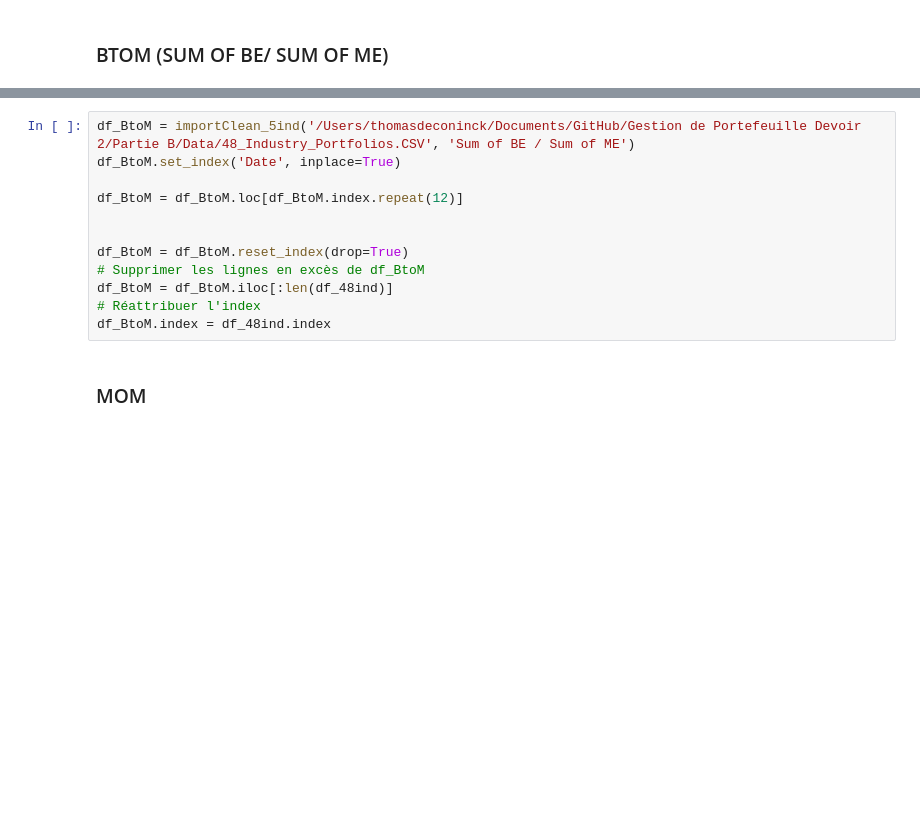
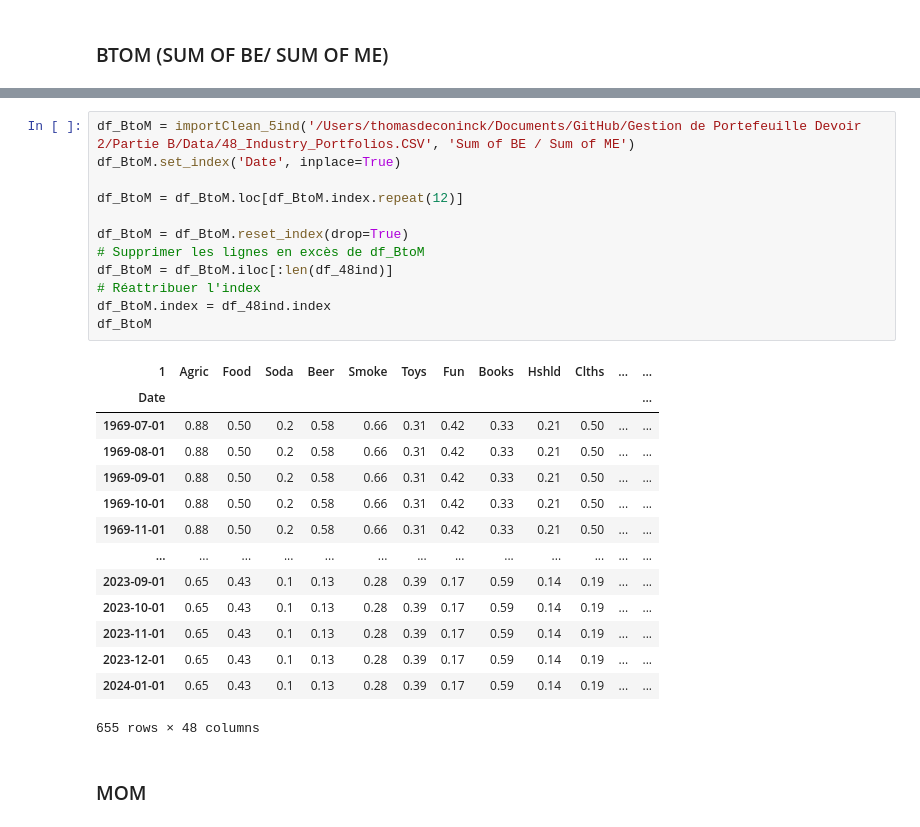
Before and after one commit to ThomasDeConinck/Gestion-de-Portefeuille-Devoir-2, a Jupyter notebook: Partie B/Partie B TP2.ipynb, the cells around one changed output, grey strips where cells are left out. Drawn from its saved outputs; the diff is of its cells as text; blank space fills up the shorter version.

```diff
--- a/Partie B/Partie B TP2.ipynb
+++ b/Partie B/Partie B TP2.ipynb
@@ -89,15 +150,30 @@ market_caps.dropna(inplace=True)
 # %%
 df_BtoM = importClean_5ind('/Users/thomasdeconinck/Documents/GitHub/Gestion de Portefeuille Devoir 2/Partie B/Data/48_Industry_Portfolios.CSV', 'Sum of BE / Sum of ME')
 df_BtoM.set_index('Date', inplace=True)
 
 df_BtoM = df_BtoM.loc[df_BtoM.index.repeat(12)]
 
-
 df_BtoM = df_BtoM.reset_index(drop=True)
 # Supprimer les lignes en excès de df_BtoM
 df_BtoM = df_BtoM.iloc[:len(df_48ind)]
 # Réattribuer l'index
 df_BtoM.index = df_48ind.index
+df_BtoM
+# %% [output]
+| 1 | Agric | Food | Soda | Beer | Smoke | Toys | Fun | Books | Hshld | Clths | ... | ... |
+| Date |  |  |  |  |  |  |  |  |  |  |  | ... |
+| 1969-07-01 | 0.88 | 0.50 | 0.2 | 0.58 | 0.66 | 0.31 | 0.42 | 0.33 | 0.21 | 0.50 | ... | ... |
+| 1969-08-01 | 0.88 | 0.50 | 0.2 | 0.58 | 0.66 | 0.31 | 0.42 | 0.33 | 0.21 | 0.50 | ... | ... |
+| 1969-09-01 | 0.88 | 0.50 | 0.2 | 0.58 | 0.66 | 0.31 | 0.42 | 0.33 | 0.21 | 0.50 | ... | ... |
+| 1969-10-01 | 0.88 | 0.50 | 0.2 | 0.58 | 0.66 | 0.31 | 0.42 | 0.33 | 0.21 | 0.50 | ... | ... |
+| 1969-11-01 | 0.88 | 0.50 | 0.2 | 0.58 | 0.66 | 0.31 | 0.42 | 0.33 | 0.21 | 0.50 | ... | ... |
+| ... | ... | ... | ... | ... | ... | ... | ... | ... | ... | ... | ... | ... |
+| 2023-09-01 | 0.65 | 0.43 | 0.1 | 0.13 | 0.28 | 0.39 | 0.17 | 0.59 | 0.14 | 0.19 | ... | ... |
+| 2023-10-01 | 0.65 | 0.43 | 0.1 | 0.13 | 0.28 | 0.39 | 0.17 | 0.59 | 0.14 | 0.19 | ... | ... |
+| 2023-11-01 | 0.65 | 0.43 | 0.1 | 0.13 | 0.28 | 0.39 | 0.17 | 0.59 | 0.14 | 0.19 | ... | ... |
+| 2023-12-01 | 0.65 | 0.43 | 0.1 | 0.13 | 0.28 | 0.39 | 0.17 | 0.59 | 0.14 | 0.19 | ... | ... |
+| 2024-01-01 | 0.65 | 0.43 | 0.1 | 0.13 | 0.28 | 0.39 | 0.17 | 0.59 | 0.14 | 0.19 | ... | ... |
+655 rows × 48 columns
 # %% [markdown]
 ### MOM
 # %%
```
Also changed, not shown: parts of 13 cells of this notebook.
